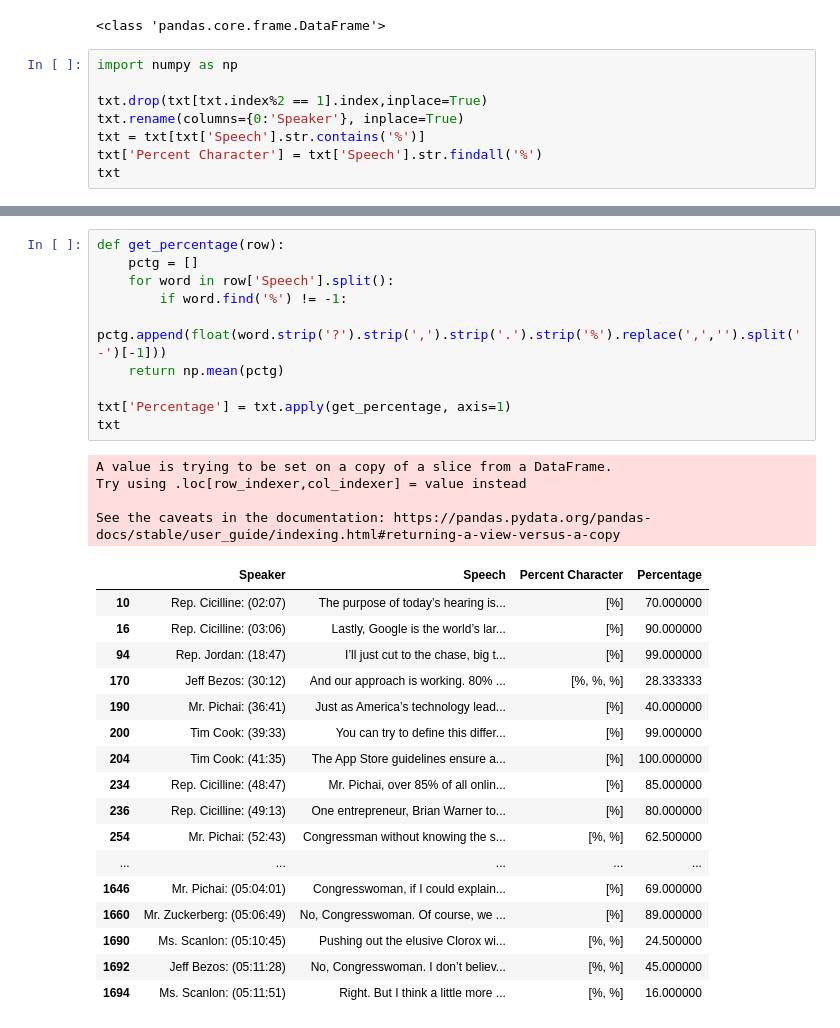
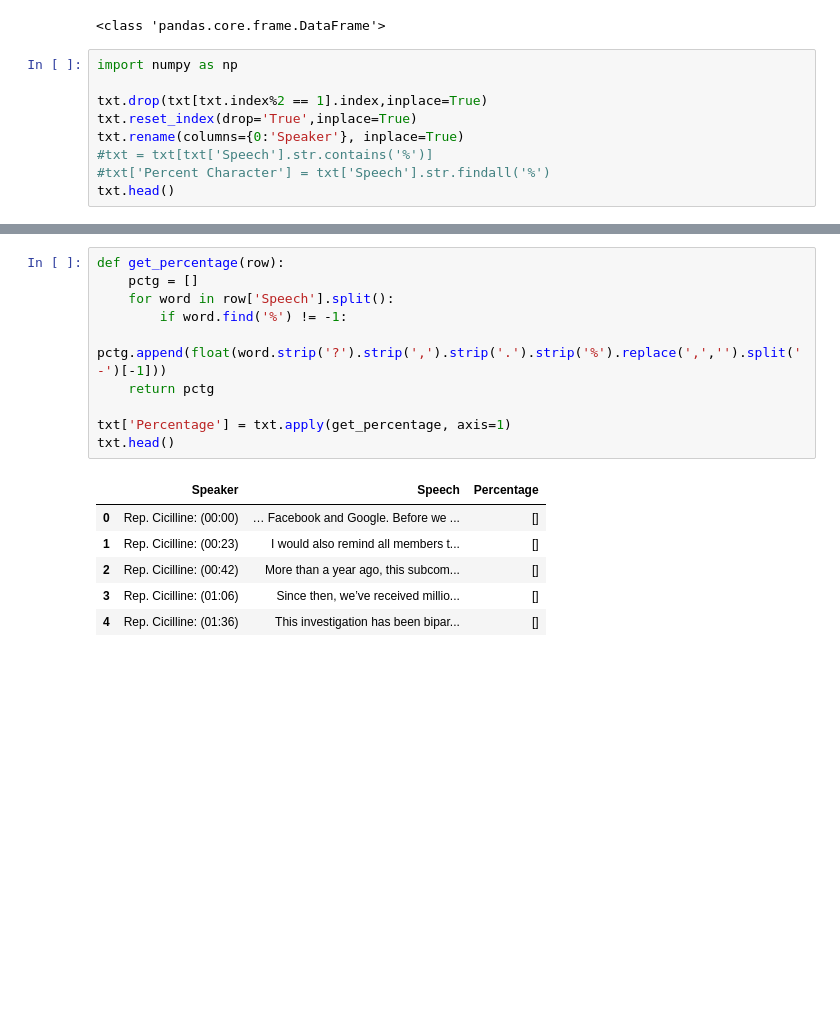
Before and after one commit to alfischer33/Big-Tech-Hearing, a Jupyter notebook: Big+Tech+Hearing+Data.ipynb, the cells around one changed output, grey strips where cells are left out. Cells and saved outputs as stored; diff of their text form; blank space fills up the shorter version.

```diff
--- a/Big+Tech+Hearing+Data.ipynb
+++ b/Big+Tech+Hearing+Data.ipynb
@@ -1893,8 +36,9 @@ for index, row in txt.iterrows():
 import numpy as np
 
 txt.drop(txt[txt.index%2 == 1].index,inplace=True)
+txt.reset_index(drop='True',inplace=True)
 txt.rename(columns={0:'Speaker'}, inplace=True)
-txt = txt[txt['Speech'].str.contains('%')]
-txt['Percent Character'] = txt['Speech'].str.findall('%')
-txt
+#txt = txt[txt['Speech'].str.contains('%')]
+#txt['Percent Character'] = txt['Speech'].str.findall('%')
+txt.head()
 # %% [output]
@@ -1922,35 +51,20 @@ See the caveats in the documentation: https://pandas.pydata.org/pandas-docs/stab
 # %%
 def get_percentage(row):
     pctg = []
     for word in row['Speech'].split():
         if word.find('%') != -1:
             pctg.append(float(word.strip('?').strip(',').strip('.').strip('%').replace(',','').split('-')[-1]))
-    return np.mean(pctg)
+    return pctg
 
 txt['Percentage'] = txt.apply(get_percentage, axis=1)
-txt
+txt.head()
 # %% [output]
-A value is trying to be set on a copy of a slice from a DataFrame.
-Try using .loc[row_indexer,col_indexer] = value instead
-
-See the caveats in the documentation: https://pandas.pydata.org/pandas-docs/stable/user_guide/indexing.html#returning-a-view-versus-a-copy
-|  | Speaker | Speech | Percent Character | Percentage |
-| 10 | Rep. Cicilline: (02:07) | The purpose of today’s hearing is... | [%] | 70.000000 |
-| 16 | Rep. Cicilline: (03:06) | Lastly, Google is the world’s lar... | [%] | 90.000000 |
-| 94 | Rep. Jordan: (18:47) | I’ll just cut to the chase, big t... | [%] | 99.000000 |
-| 170 | Jeff Bezos: (30:12) | And our approach is working. 80% ... | [%, %, %] | 28.333333 |
-| 190 | Mr. Pichai: (36:41) | Just as America’s technology lead... | [%] | 40.000000 |
-| 200 | Tim Cook: (39:33) | You can try to define this differ... | [%] | 99.000000 |
-| 204 | Tim Cook: (41:35) | The App Store guidelines ensure a... | [%] | 100.000000 |
-| 234 | Rep. Cicilline: (48:47) | Mr. Pichai, over 85% of all onlin... | [%] | 85.000000 |
-| 236 | Rep. Cicilline: (49:13) | One entrepreneur, Brian Warner to... | [%] | 80.000000 |
-| 254 | Mr. Pichai: (52:43) | Congressman without knowing the s... | [%, %] | 62.500000 |
-| ... | ... | ... | ... | ... |
-| 1646 | Mr. Pichai: (05:04:01) | Congresswoman, if I could explain... | [%] | 69.000000 |
-| 1660 | Mr. Zuckerberg: (05:06:49) | No, Congresswoman. Of course, we ... | [%] | 89.000000 |
-| 1690 | Ms. Scanlon: (05:10:45) | Pushing out the elusive Clorox wi... | [%, %] | 24.500000 |
-| 1692 | Jeff Bezos: (05:11:28) | No, Congresswoman. I don’t believ... | [%, %] | 45.000000 |
-| 1694 | Ms. Scanlon: (05:11:51) | Right. But I think a little more ... | [%, %] | 16.000000 |
+|  | Speaker | Speech | Percentage |
+| 0 | Rep. Cicilline: (00:00) | … Facebook and Google. Before we ... | [] |
+| 1 | Rep. Cicilline: (00:23) | I would also remind all members t... | [] |
+| 2 | Rep. Cicilline: (00:42) | More than a year ago, this subcom... | [] |
+| 3 | Rep. Cicilline: (01:06) | Since then, we’ve received millio... | [] |
+| 4 | Rep. Cicilline: (01:36) | This investigation has been bipar... | [] |
 # %%
 def is_CEO(row):
     return ((row['Speaker'][:7] == 'Jeff Be')
```
Also changed, not shown: parts of 12 cells of this notebook, 1 other file.
